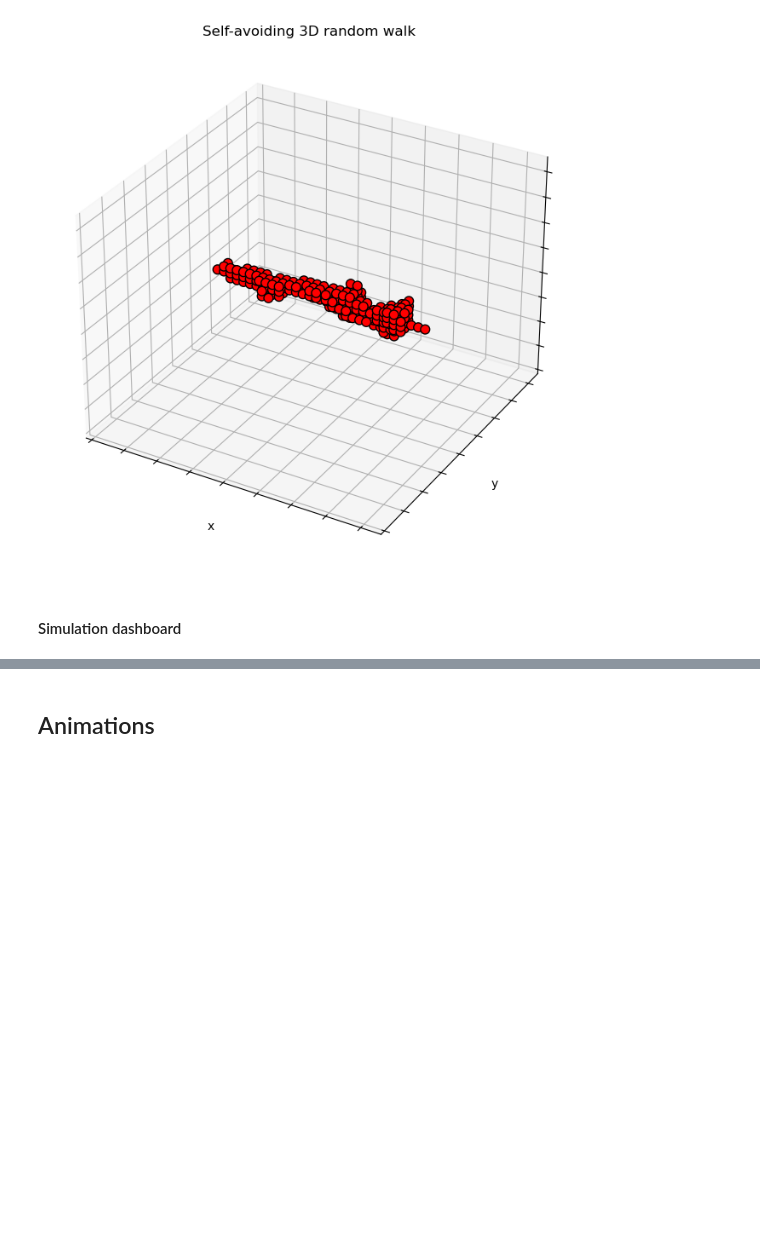
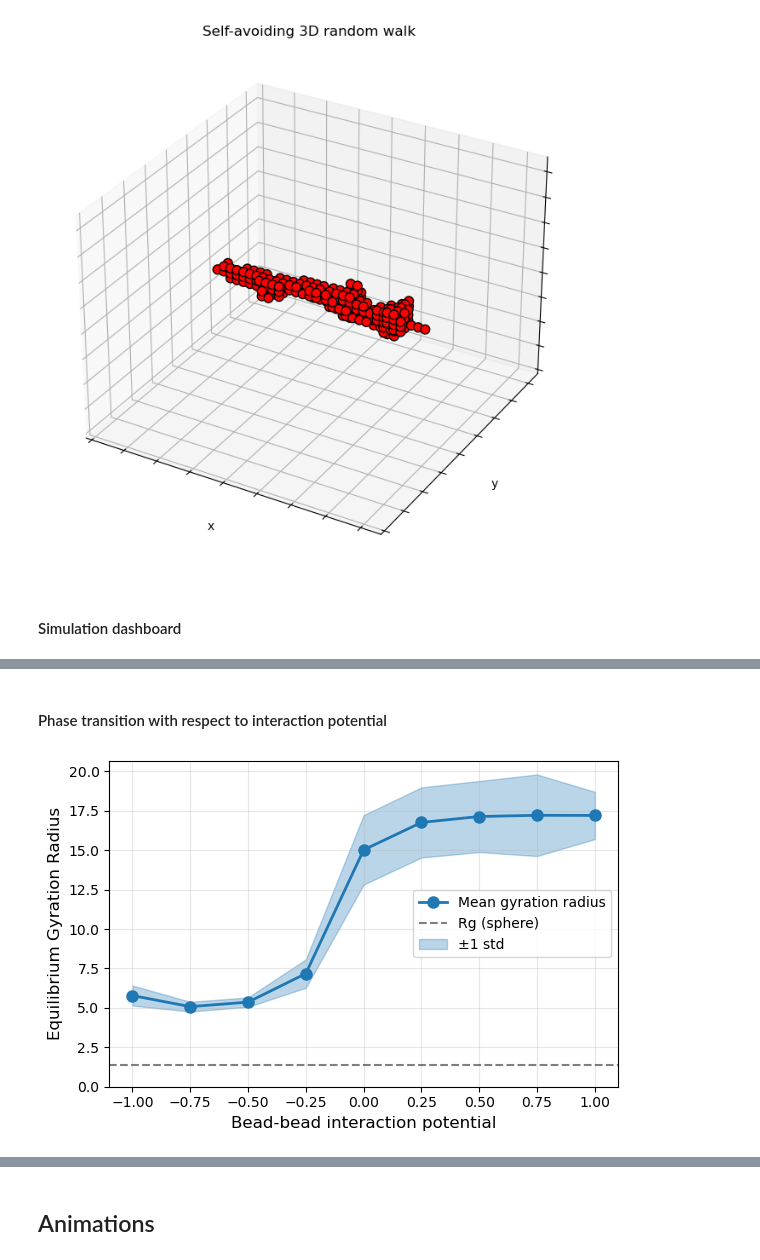
Before and after one commit to ta-rekt/Droplet, a Jupyter notebook: viz.ipynb, the cells around one changed output, grey strips where cells are left out. Cells and saved outputs as stored; diff of their text form; code cells hidden in the pictures; blank space fills up the shorter version.

```diff
--- a/viz.ipynb
+++ b/viz.ipynb
@@ -186,0 +187,74 @@ Parameter 2:  1.0
+# %% [markdown]
+#### Phase transition with respect to interaction potential
+# %%
+import glob
+from collections import defaultdict
+
+# Load all JSON files from the directory
+data_dir = "data/20251101/radius_intpot"
+json_files = sorted(glob.glob(os.path.join(data_dir, "*.json")))
+
+# Dictionary to store gyration radii grouped by interaction potential
+alpha_to_gyr = defaultdict(list)
+
+warmup = 10000
+thinning_step = 10000
+
+# Read all files and extract final gyration radius and alpha values
+for json_file in json_files:
+    with open(json_file, 'r') as f:
+        data = json.load(f)
+        # Iterate through all alpha and beta combinations in each file
+        for alpha_key in data.keys():
+            for beta_key in data[alpha_key].keys():
+                result = data[alpha_key][beta_key]
+                alpha = result.get("alpha", None)
+                gyr = result.get("gyration_radius", [])
+
+                if alpha is not None and len(gyr) > 0:
+                    # Get samples of gyration radius at equilibrium
+                    for i in range(5):
+                        final_gyr = gyr[warmup+i*thinning_step-1]
+                        alpha_to_gyr[alpha].append(final_gyr)
+
+# Calculate mean and std for each alpha value
+alphas = sorted(alpha_to_gyr.keys())
+means = [np.mean(alpha_to_gyr[b]) for b in alphas]
+stds = [np.std(alpha_to_gyr[b]) for b in alphas]
+
+# Create the plot
+fig, ax = plt.subplots(figsize=(6, 4))
+
+# Plot mean line
+ax.plot(alphas, means, 'o-', linewidth=2, markersize=8, color='C0', label='Mean gyration radius')
+
+# Radius of compacted sphere
+maxlength = result["maxlength"]
+boxlength = result["boxlength"]
+radius = (3*maxlength/(4*np.pi))**(1/3)
+Rg = np.sqrt((radius - 1) / 2)
+Rg_line = np.sqrt((boxlength - 1) / 2)
+ax.axhline(y=Rg, linestyle="dashed", color="black", label="Rg (sphere)", alpha=0.5)
+
+# Add shaded error region (±1 std)
+ax.fill_between(alphas,
+                np.array(means) - np.array(stds),
+                np.array(means) + np.array(stds),
+                alpha=0.3, color='C0', label='±1 std')
+
+ax.set_xlabel('Bead-bead interaction potential', fontsize=12)
+ax.set_ylabel('Equilibrium Gyration Radius', fontsize=12)
+# ax.set_title('Gyration Radius vs Interaction Potential', fontsize=14)
+ax.set_ylim(0, 1.2*max(means))
+ax.grid(True, alpha=0.3)
+ax.legend(loc='center right')
+
+plt.tight_layout()
+plt.show()
+
+# Print statistics
+print("Interaction Potential → Mean Gyration Radius ± Std Dev:")
+for b, m, s in zip(alphas, means, stds):
+    print(f"  β = {b:5.2f} → {m:.3f} ± {s:.3f} (n={len(alpha_to_gyr[b])})")
+# %% [output]
+[figure, added]
```
Also changed, not shown: parts of 2 cells of this notebook, 1 other file.
